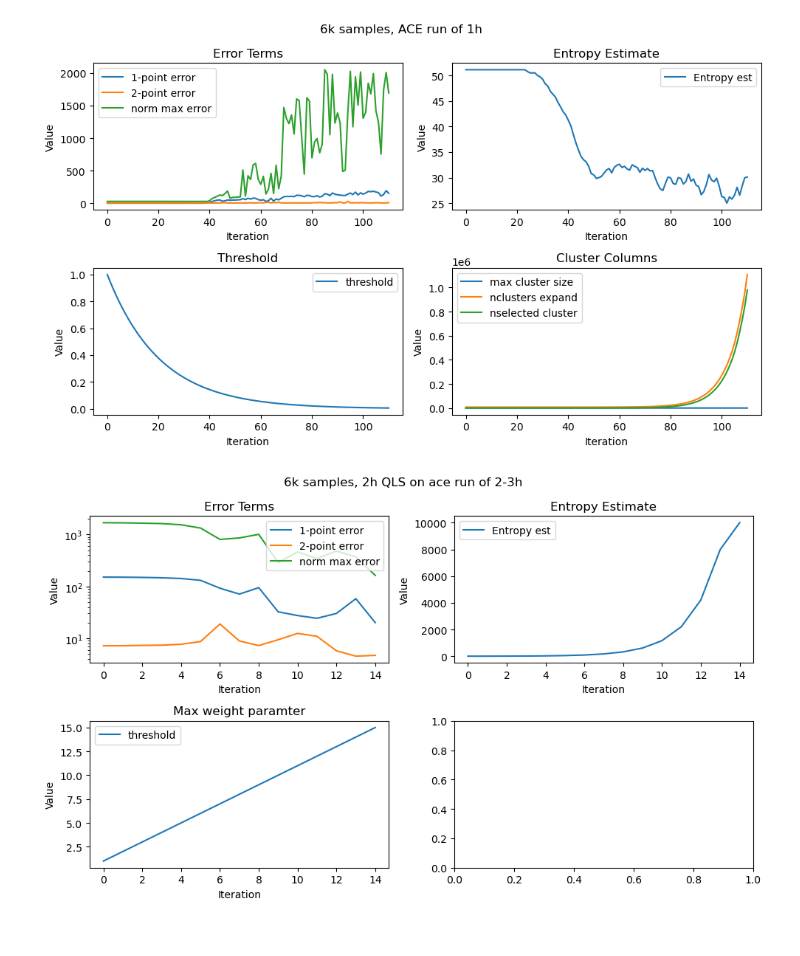
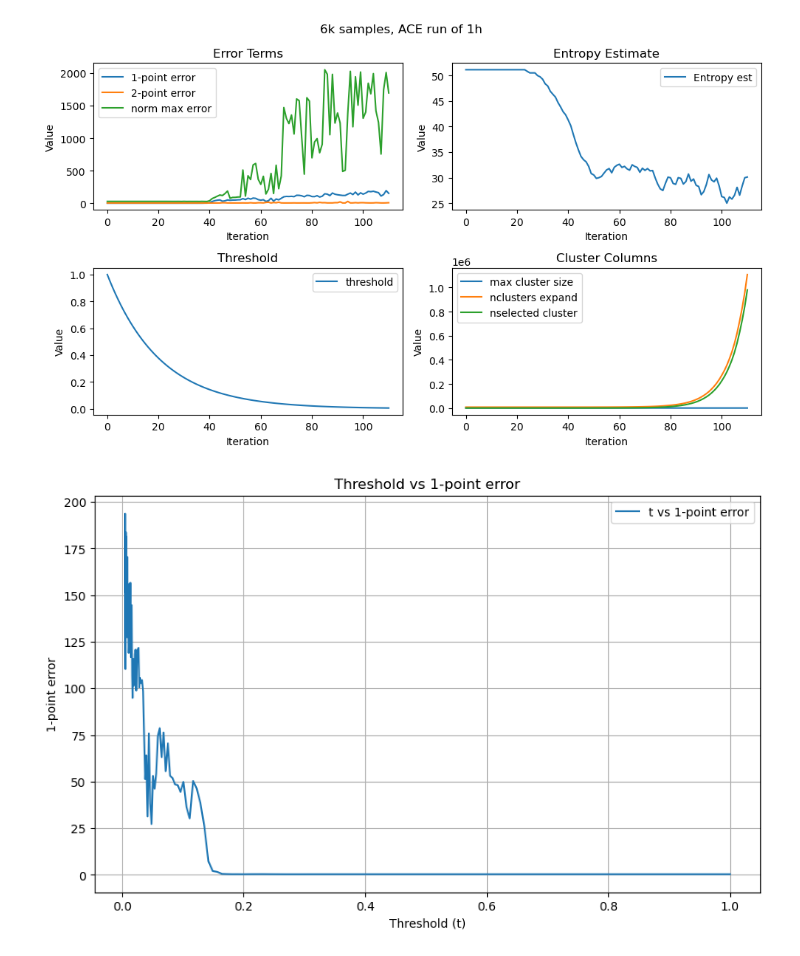
Before and after one commit to PaulHosek/MCM_classifier, a Jupyter notebook: Classifier_1/pairwise/testing_plots_pw/test_convergence.ipynb, the cells around one changed output. Drawn from its saved outputs; the diff is of its cells as text; code cells hidden in the pictures.

```diff
--- a/Classifier_1/pairwise/testing_plots_pw/test_convergence.ipynb
+++ b/Classifier_1/pairwise/testing_plots_pw/test_convergence.ipynb
@@ -69,46 +69,23 @@ plt.tight_layout()
 plt.show()
 # %% [output]
 [figure]
-# %%
-import matplotlib.pyplot as plt
-import numpy as np
-
-cnames = np.array(["threshold", "1-point error", "2-point error", "norm max error", "Entropy est", "max cluster size", "nclusters expand", "nselected cluster"])
-# Step 1: Read the data from the file
-data = np.loadtxt(fname = "../data/OUTPUT_mod/data/full_sample_sizes/6000/3/full-images-unlabeled-0/full-images-unlabeled-0_sep-output-out-fit.fit")
-
-fig, axs = plt.subplots(2, 2, figsize=(10, 6))
-
-# Plot error terms
-axs[0, 0].plot(data[:, 1:4])
-axs[0, 0].set_title('Error Terms')
-axs[0, 0].set_xlabel('Iteration')
-axs[0, 0].set_ylabel('Value')
-axs[0, 0].set_yscale("log")
-axs[0, 0].legend(cnames[1:4])
-
-# Plot entropy estimate
-axs[0, 1].plot(data[:, 4])
-axs[0, 1].set_title('Entropy Estimate')
-axs[0, 1].set_xlabel('Iteration')
-axs[0, 1].set_ylabel('Value')
-axs[0, 1].legend([cnames[4]])
-
-# Plot threshold
-axs[1, 0].plot(data[:, 0])
-axs[1, 0].set_title('Max weight paramter')
-axs[1, 0].set_xlabel('Iteration')
-axs[1, 0].set_ylabel('Value')
-axs[1, 0].legend([cnames[0]])
-
-# Plot cluster columns
-# axs[1, 1].plot(data[:, 5:])
-# axs[1, 1].set_title('Cluster Columns')
-# axs[1, 1].set_xlabel('Iteration')
-# axs[1, 1].set_ylabel('Value')
-# axs[1, 1].legend(cnames[5:])
-fig.suptitle("6k samples, 10min QLS on ace run of 1h")
-plt.tight_layout()
-plt.show()
-# %% [output]
-[figure, removed]
+# %%
+# t vs error plot
+import matplotlib.pyplot as plt
+import numpy as np
+
+cnames = np.array(["threshold", "1-point error", "2-point error", "norm max error", "Entropy est", "max cluster size", "nclusters expand", "nselected cluster"])
+# Step 1: Read the data from the file
+data = np.loadtxt(fname = "../data/OUTPUT_mod/data/full_sample_sizes/6000/3/full-images-unlabeled-0/full-images-unlabeled-0_sep-output-out.sce")
+
+# Plot t vs the error
+plt.figure(figsize=(10, 6))
+plt.plot(data[:, 0], data[:, 1], label='t vs 1-point error')
+plt.xlabel('Threshold (t)')
+plt.ylabel('1-point error')
+plt.title('Threshold vs 1-point error')
+plt.legend()
+plt.grid(True)
+plt.show()
+# %% [output]
+[figure, added]
```
Also changed, not shown: parts of 1 cell of this notebook, 3 other files.
